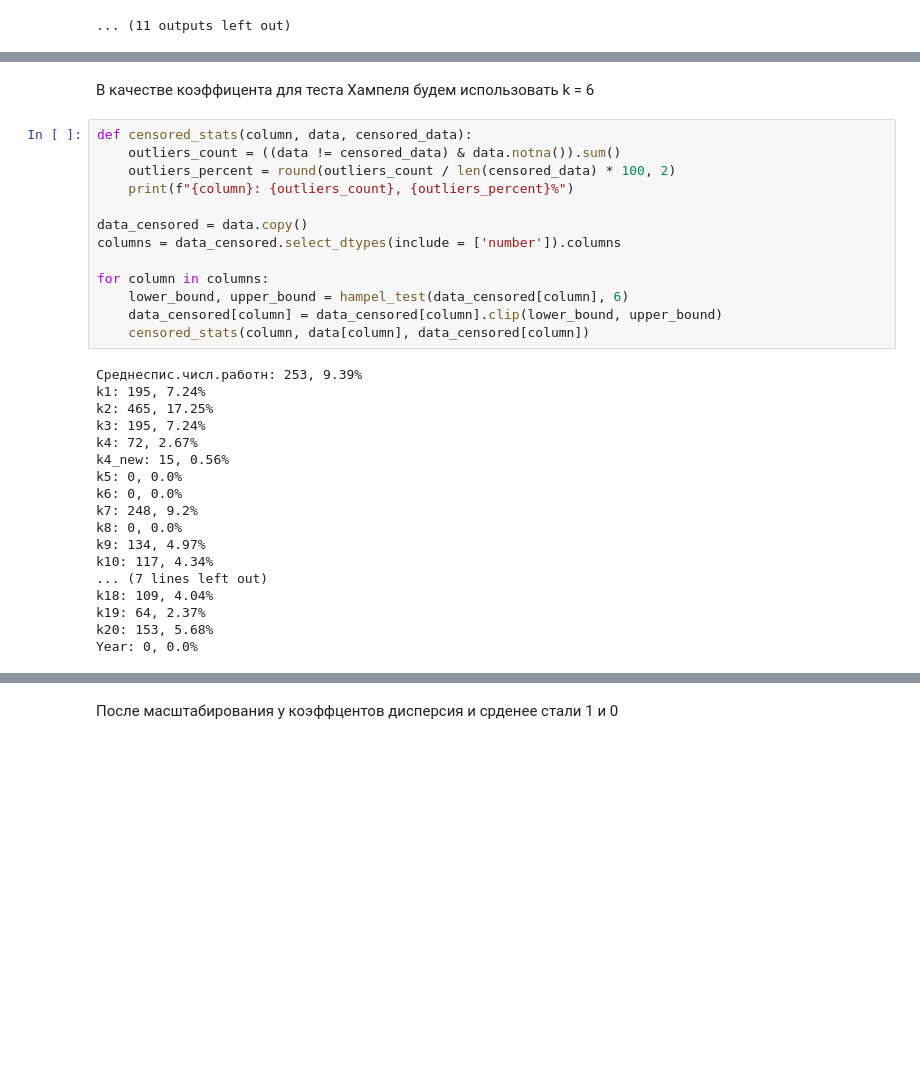
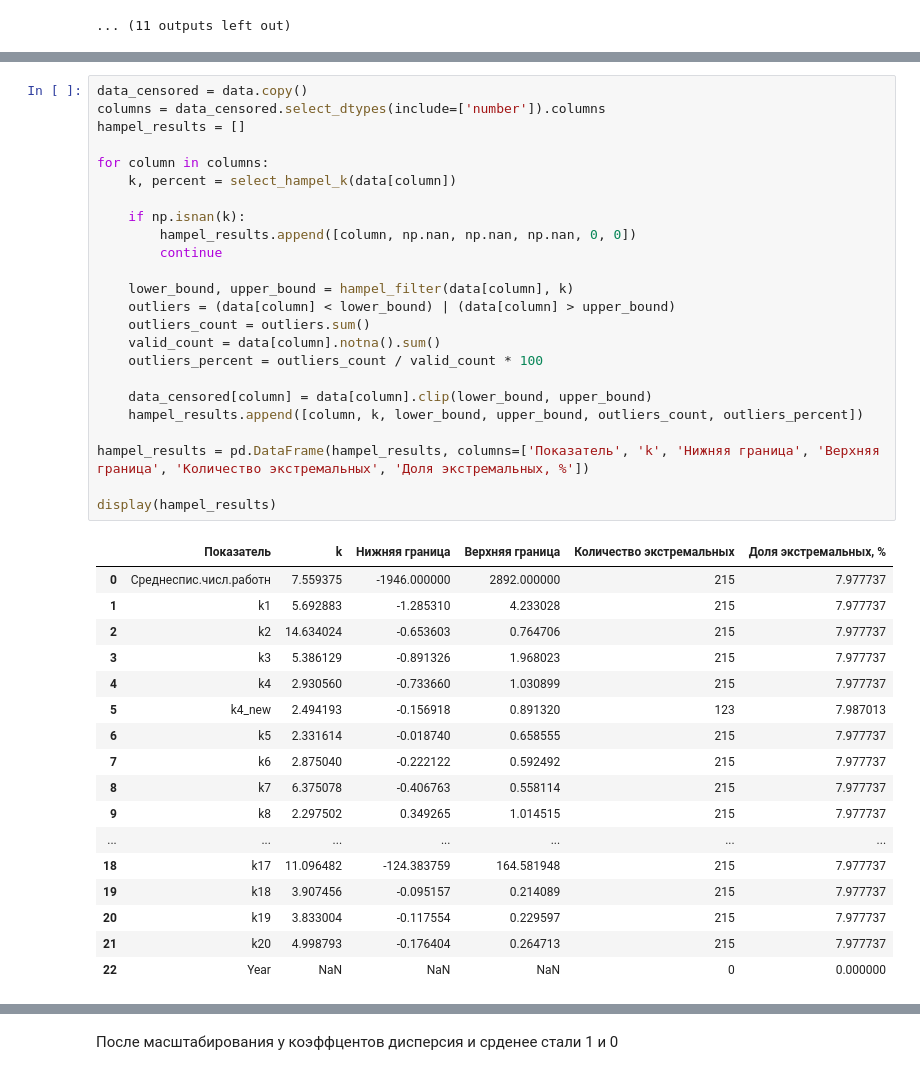
Before and after one commit to indzhrih/DAEFI, a Jupyter notebook: Lab1/analysis.ipynb, the cells around one changed output, grey strips where cells are left out. Cells and saved outputs as stored; diff of their text form; blank space fills up the shorter version.

```diff
--- a/Lab1/analysis.ipynb
+++ b/Lab1/analysis.ipynb
@@ -172,39 +194,48 @@ def hampel_test(data, k = 5.2):
     upper_bound = med + k * mad
 
     return lower_bound, upper_bound
-# %% [markdown]
-В качестве коэффицента для теста Хампеля будем использовать k = 6
 # %%
-def censored_stats(column, data, censored_data):
-    outliers_count = ((data != censored_data) & data.notna()).sum()
-    outliers_percent = round(outliers_count / len(censored_data) * 100, 2)
-    print(f"{column}: {outliers_count}, {outliers_percent}%")
-
 data_censored = data.copy()
-columns = data_censored.select_dtypes(include = ['number']).columns
+columns = data_censored.select_dtypes(include=['number']).columns
+hampel_results = []
 
 for column in columns:
-    lower_bound, upper_bound = hampel_test(data_censored[column], 6)
-    data_censored[column] = data_censored[column].clip(lower_bound, upper_bound)
-    censored_stats(column, data[column], data_censored[column])
+    k, percent = select_hampel_k(data[column])
+
+    if np.isnan(k):
+        hampel_results.append([column, np.nan, np.nan, np.nan, 0, 0])
+        continue
+
+    lower_bound, upper_bound = hampel_filter(data[column], k)
+    outliers = (data[column] < lower_bound) | (data[column] > upper_bound)
+    outliers_count = outliers.sum()
+    valid_count = data[column].notna().sum()
+    outliers_percent = outliers_count / valid_count * 100
+
+    data_censored[column] = data[column].clip(lower_bound, upper_bound)
+    hampel_results.append([column, k, lower_bound, upper_bound, outliers_count, outliers_percent])
+
+hampel_results = pd.DataFrame(hampel_results, columns=['Показатель', 'k', 'Нижняя граница', 'Верхняя граница', 'Количество экстремальных', 'Доля экстремальных, %'])
+
+display(hampel_results)
 # %% [output]
-Cреднеспис.числ.работн: 253, 9.39%
-k1: 195, 7.24%
-k2: 465, 17.25%
-k3: 195, 7.24%
-k4: 72, 2.67%
-k4_new: 15, 0.56%
-k5: 0, 0.0%
-k6: 0, 0.0%
-k7: 248, 9.2%
-k8: 0, 0.0%
-k9: 134, 4.97%
-k10: 117, 4.34%
-... (7 lines left out)
-k18: 109, 4.04%
-k19: 64, 2.37%
-k20: 153, 5.68%
-Year: 0, 0.0%
+|  | Показатель | k | Нижняя граница | Верхняя граница | Количество экстремальных | Доля экстремальных, % |
+| 0 | Cреднеспис.числ.работн | 7.559375 | -1946.000000 | 2892.000000 | 215 | 7.977737 |
+| 1 | k1 | 5.692883 | -1.285310 | 4.233028 | 215 | 7.977737 |
+| 2 | k2 | 14.634024 | -0.653603 | 0.764706 | 215 | 7.977737 |
+| 3 | k3 | 5.386129 | -0.891326 | 1.968023 | 215 | 7.977737 |
+| 4 | k4 | 2.930560 | -0.733660 | 1.030899 | 215 | 7.977737 |
+| 5 | k4_new | 2.494193 | -0.156918 | 0.891320 | 123 | 7.987013 |
+| 6 | k5 | 2.331614 | -0.018740 | 0.658555 | 215 | 7.977737 |
+| 7 | k6 | 2.875040 | -0.222122 | 0.592492 | 215 | 7.977737 |
+| 8 | k7 | 6.375078 | -0.406763 | 0.558114 | 215 | 7.977737 |
+| 9 | k8 | 2.297502 | 0.349265 | 1.014515 | 215 | 7.977737 |
+| ... | ... | ... | ... | ... | ... | ... |
+| 18 | k17 | 11.096482 | -124.383759 | 164.581948 | 215 | 7.977737 |
+| 19 | k18 | 3.907456 | -0.095157 | 0.214089 | 215 | 7.977737 |
+| 20 | k19 | 3.833004 | -0.117554 | 0.229597 | 215 | 7.977737 |
+| 21 | k20 | 4.998793 | -0.176404 | 0.264713 | 215 | 7.977737 |
+| 22 | Year | NaN | NaN | NaN | 0 | 0.000000 |
 # %%
 columns = data_censored.select_dtypes(include = ['number']).columns
 
```
Also changed, not shown: parts of 14 cells of this notebook.
